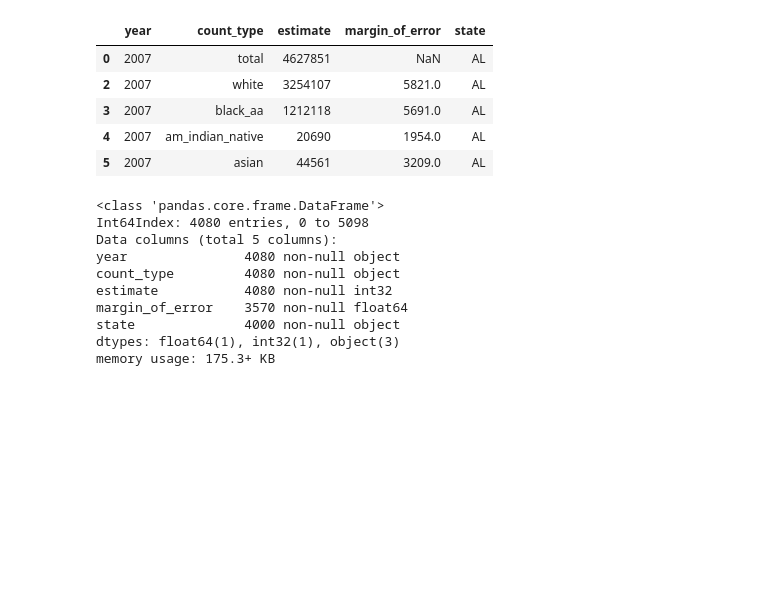
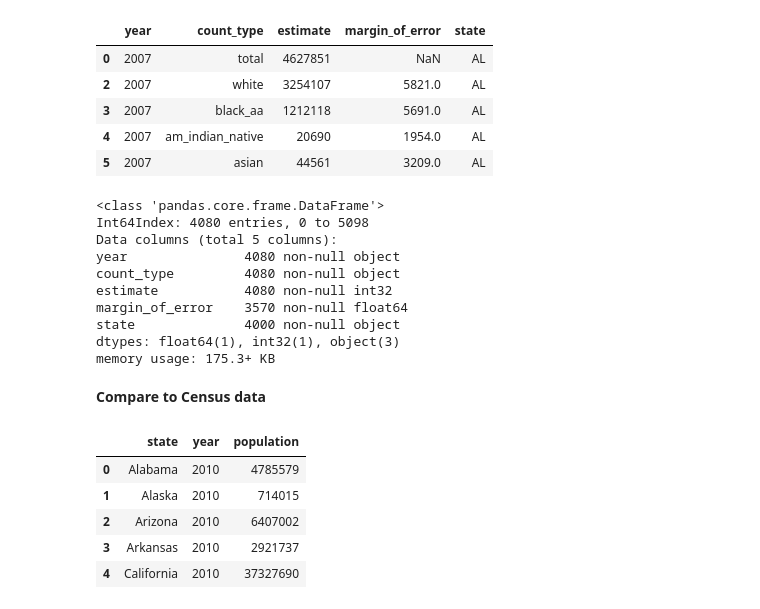
Before and after one commit to rebeccaebarnes/Homelessness, a Jupyter notebook: population.ipynb, the cells around one changed output. Drawn from its saved outputs; the diff is of its cells as text; code cells hidden in the pictures; blank space fills up the shorter version.

```diff
--- a/population.ipynb
+++ b/population.ipynb
@@ -327,0 +330,12 @@ memory usage: 175.3+ KB
+# %% [markdown]
+**Compare to Census data**
+# %%
+census_pop = pd.read_csv('datasets/population.csv')
+census_pop.head()
+# %% [output]
+|  | state | year | population |
+| 0 | Alabama | 2010 | 4785579 |
+| 1 | Alaska | 2010 | 714015 |
+| 2 | Arizona | 2010 | 6407002 |
+| 3 | Arkansas | 2010 | 2921737 |
+| 4 | California | 2010 | 37327690 |
```
Also changed, not shown: parts of 4 cells of this notebook.
